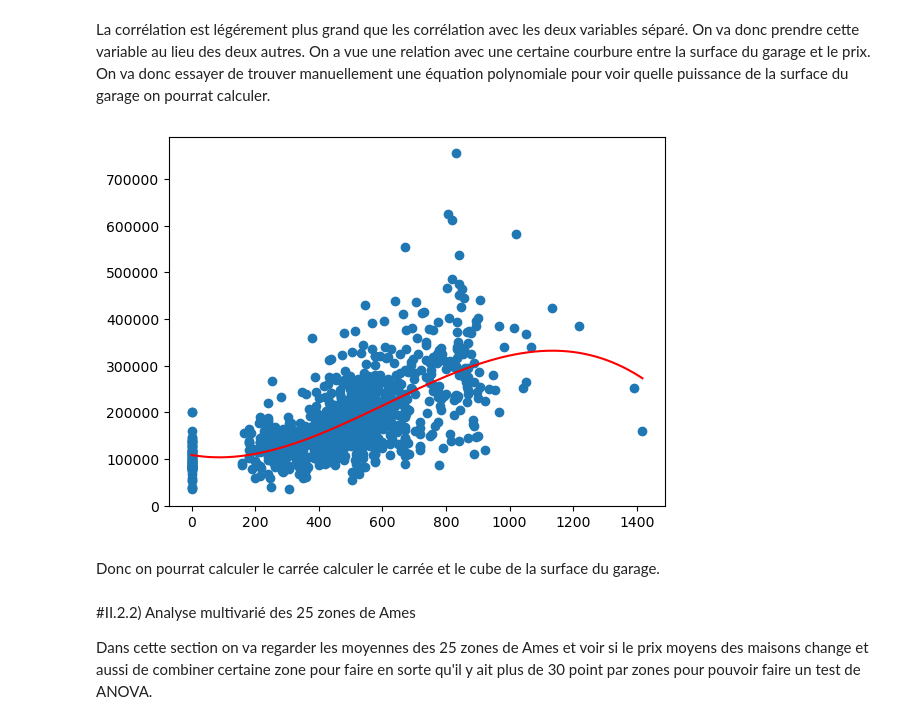
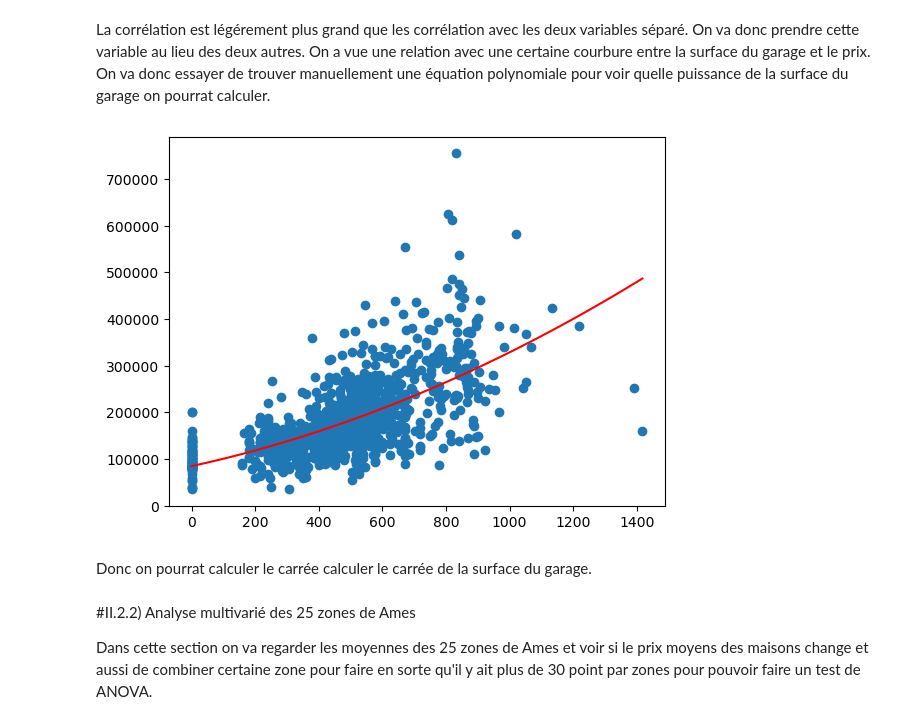
Before and after one commit to fmazur57u/Prediction_prix_immobilier, a Jupyter notebook: projet_prix_immobilier.ipynb, the cells around one changed output. Saved outputs shown, nothing was run; the diff lists cells and outputs as text; code cells hidden in the pictures.

```diff
--- a/projet_prix_immobilier.ipynb
+++ b/projet_prix_immobilier.ipynb
@@ -737,16 +738,16 @@ PearsonRResult(statistic=np.float64(0.6409129980080879), pvalue=np.float64(1.806
 # %% [markdown]
 La corrélation est légérement plus grand que les corrélation avec les deux variables séparé. On va donc prendre cette variable au lieu des deux autres. On a vue une relation avec une certaine courbure entre la surface du garage et le prix. On va donc essayer de trouver manuellement une équation polynomiale pour voir quelle puissance de la surface du garage on pourrat calculer.
 # %%
-mymodel = np.poly1d(np.polyfit(analyse_set["GarageArea"], analyse_set["SalePrice"], 3))
+mymodel = np.poly1d(np.polyfit(analyse_set["GarageArea"], analyse_set["SalePrice"], 2))
 myline = np.linspace(analyse_set["GarageArea"].min(), analyse_set["GarageArea"].max(), 10000)
 
 plt.scatter(analyse_set["GarageArea"], analyse_set["SalePrice"])
 plt.plot(myline, mymodel(myline), color="red")
 plt.show()
 # %% [output]
-[figure, old version]
+[figure, new version]
 # %% [markdown]
-Donc on pourrat calculer le carrée calculer le carrée et le cube de la surface du garage.
+Donc on pourrat calculer le carrée calculer le carrée de la surface du garage.
 # %% [markdown]
 #II.2.2) Analyse multivarié des 25 zones de Ames
 
```
Also changed, not shown: parts of 61 cells of this notebook, 1 other file.
